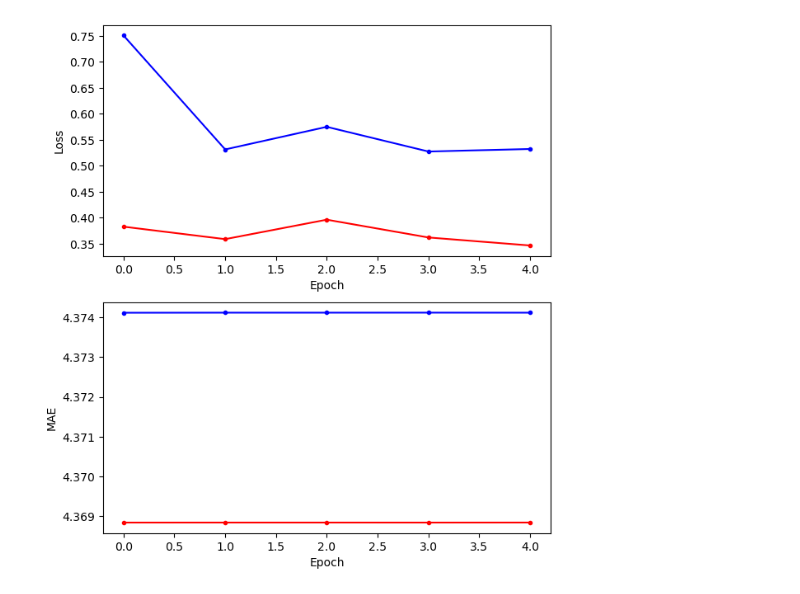
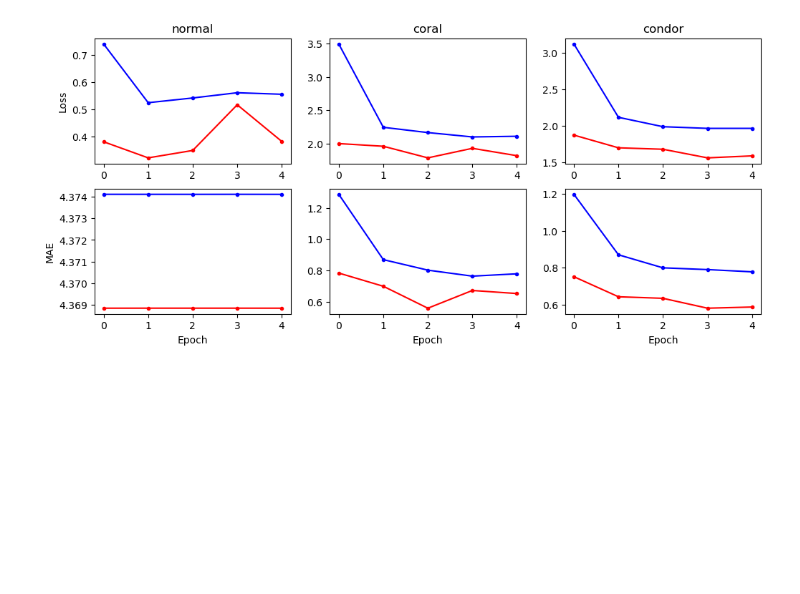
Before and after one commit to ksonod/comparison_of_ordinal_regression, a Jupyter notebook: main.ipynb, the cells around one changed output. Saved outputs shown, nothing was run; the diff lists cells and outputs as text; code cells hidden in the pictures; blank space fills up the shorter version.

Commit message:
feat: Run all regression models at the same time.

```diff
--- a/main.ipynb
+++ b/main.ipynb
@@ -11,7 +11,7 @@ class RegMethod:
     CONDOR = "condor"
 
 config = {
-    "regression_method": RegMethod.CORAL,
+#     "regression_method": RegMethod.CORAL,
     "num_classes": 10,
     "input_shape": (28, 28),
     "learning_rate": 0.05,
@@ -129,0 +103,17 @@ history = model.fit(
+# %%
+if "regression_method" in config:
+    model = build_model(config=config)
+    models = [model]
+else:
+    config["regression_method"] = RegMethod.NORMAL
+    normal_reg_model = build_model(config=config)
+
+    config["regression_method"] = RegMethod.CORAL
+    coral_reg_model = build_model(config=config)
+
+    config["regression_method"] = RegMethod.CONDOR
+    condor_reg_model = build_model(config=config)
+
+    models = [normal_reg_model, coral_reg_model, condor_reg_model]
+
+    del config["regression_method"]
@@ -130,22 +138,44 @@ history = model.fit(
 # %%
-if config["regression_method"]== RegMethod.NORMAL:
-    mae_labels = ["mae", "val_mae"]
-else:
-    mae_labels = ["mean_absolute_error_labels", "val_mean_absolute_error_labels"]
+tf.random.set_seed(4)
 
+all_history = []
 
-plt.figure(figsize=(7,8))
-plt.subplot(211)
-plt.plot(history.history["loss"], "b.-")
-plt.plot(history.history["val_loss"], "r.-")
-plt.xlabel("Epoch")
-plt.ylabel("Loss")
+plt.figure(figsize=(12,5))
 
-plt.subplot(212)
-plt.plot(history.history[mae_labels[0]], "b.-")
-plt.plot(history.history[mae_labels[1]], "r.-")
-plt.xlabel("Epoch")
-plt.ylabel("MAE")
+for idx, model in enumerate(models):
+    print(f"\n{model.name}")
+    history = model.fit(
+        train_dataset,
+        epochs = config["num_epochs"],
+        validation_data = val_dataset,
+        callbacks = [tf.keras.callbacks.EarlyStopping(patience = 3, restore_best_weights = True)]
+    )
 
+    if RegMethod.NORMAL in history.model.name:
+        mae_labels = ["mae", "val_mae"]
+        fig_label = RegMethod.NORMAL
+    else:
+        mae_labels = ["mean_absolute_error_labels", "val_mean_absolute_error_labels"]
+        if RegMethod.CORAL in history.model.name:
+            fig_label = RegMethod.CORAL
+        elif RegMethod.CONDOR in history.model.name:
+            fig_label = RegMethod.CONDOR
+
+    all_history.append(history)
+
+    plt.subplot(2,3, idx+1)
+    plt.title(fig_label)
+    plt.plot(history.history["loss"], "b.-")
+    plt.plot(history.history["val_loss"], "r.-")
+#     plt.xlabel("Epoch")
+    if idx == 0:
+        plt.ylabel("Loss")
+
+    plt.subplot(2,3, idx+4)
+    plt.plot(history.history[mae_labels[0]], "b.-")
+    plt.plot(history.history[mae_labels[1]], "r.-")
+    plt.xlabel("Epoch")
+    if idx == 0:
+        plt.ylabel("MAE")
 plt.show()
 # %% [output]
@@ -152,4 +199,4 @@ plt.show()
-[figure, old version]
+[figure, new version]
 # %%
 def evaluate_model(model, reg_method, test_dataset):
 
```
Also changed, not shown: parts of 6 cells of this notebook, 1 other file.
